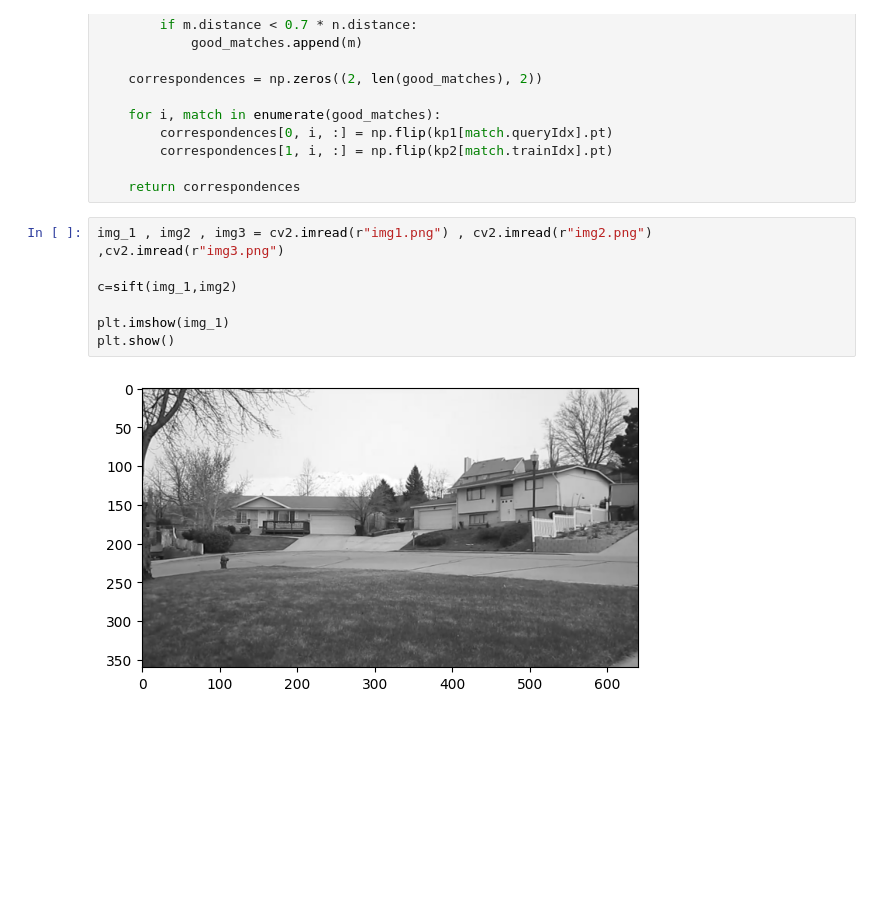
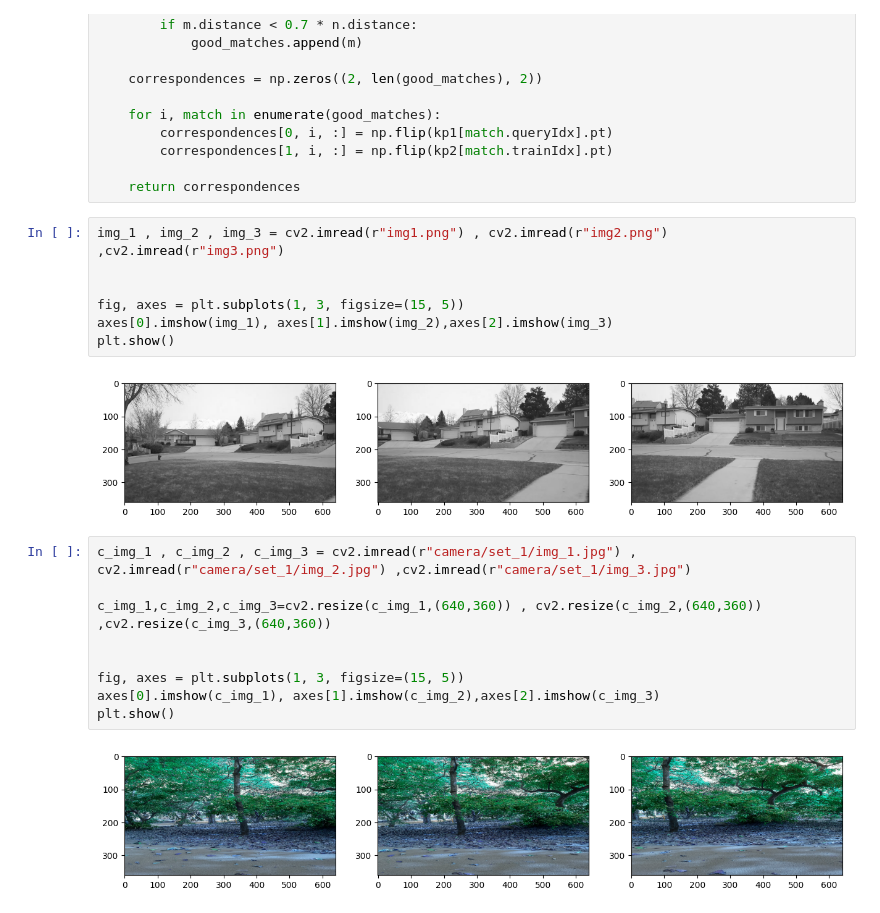
Before and after one commit to aayush-ranawat/Image_Signal_Processin, a Jupyter notebook: Assignment3_ Image mosaicing/EE5175_Lab_03/image_stiching.ipynb, the cells around one changed output. Cells and saved outputs as stored; diff of their text form; blank space fills up the shorter version.

```diff
--- a/Assignment3_ Image mosaicing/EE5175_Lab_03/image_stiching.ipynb
+++ b/Assignment3_ Image mosaicing/EE5175_Lab_03/image_stiching.ipynb
@@ -44,11 +44,22 @@ def sift(img1, img2):
 
     return correspondences
 # %%
-img_1 , img2 , img3 = cv2.imread(r"img1.png") , cv2.imread(r"img2.png") ,cv2.imread(r"img3.png")
+img_1 , img_2 , img_3 = cv2.imread(r"img1.png") , cv2.imread(r"img2.png") ,cv2.imread(r"img3.png")
 
-c=sift(img_1,img2)
 
-plt.imshow(img_1)
+fig, axes = plt.subplots(1, 3, figsize=(15, 5))
+axes[0].imshow(img_1), axes[1].imshow(img_2),axes[2].imshow(img_3)
 plt.show()
 # %% [output]
-[figure, old version]
+[figure, new version]
+# %%
+c_img_1 , c_img_2 , c_img_3 = cv2.imread(r"camera/set_1/img_1.jpg") , cv2.imread(r"camera/set_1/img_2.jpg") ,cv2.imread(r"camera/set_1/img_3.jpg")
+
+c_img_1,c_img_2,c_img_3=cv2.resize(c_img_1,(640,360)) , cv2.resize(c_img_2,(640,360)) ,cv2.resize(c_img_3,(640,360))
+
+
+fig, axes = plt.subplots(1, 3, figsize=(15, 5))
+axes[0].imshow(c_img_1), axes[1].imshow(c_img_2),axes[2].imshow(c_img_3)
+plt.show()
+# %% [output]
+[figure, added]
```
Also changed, not shown: parts of 5 cells of this notebook, 23 other files.
